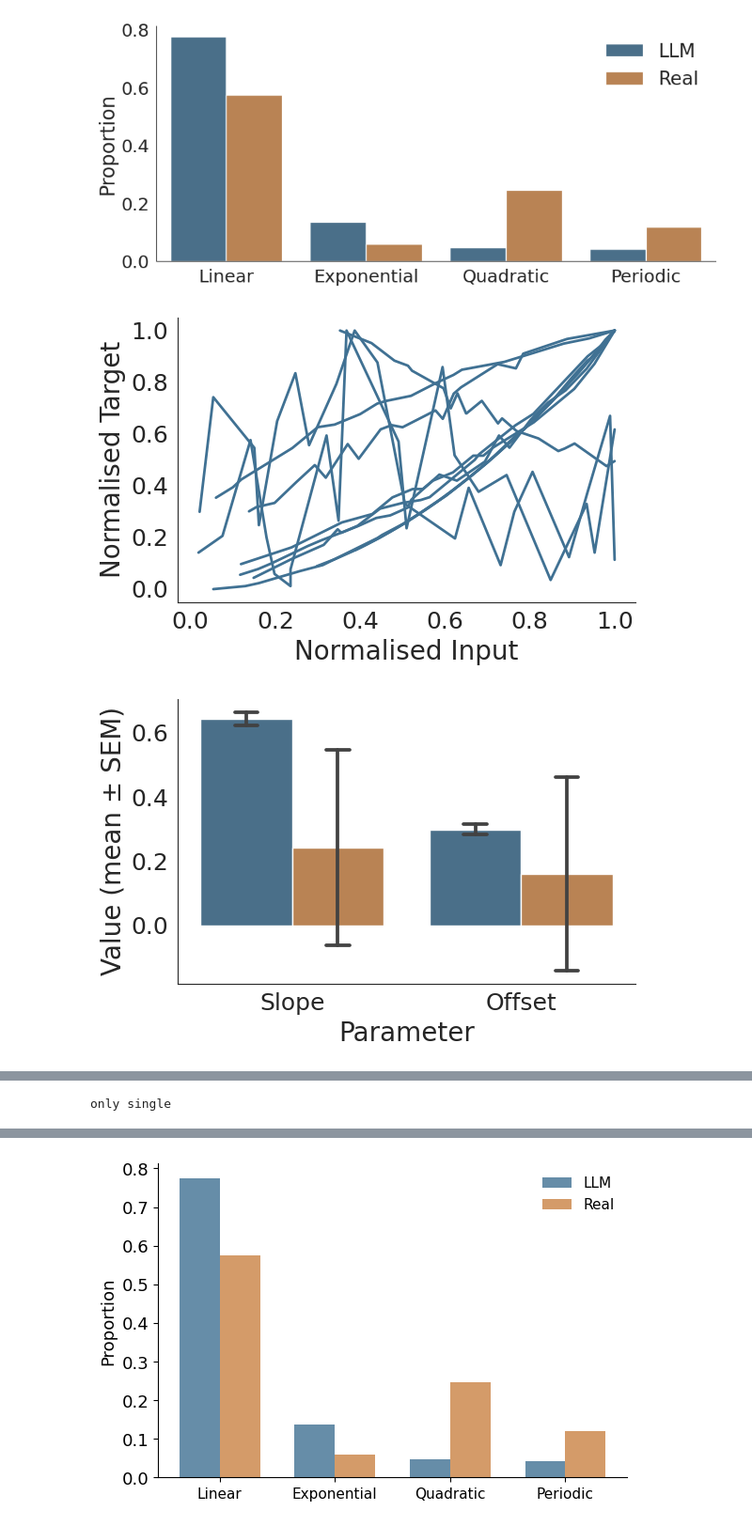
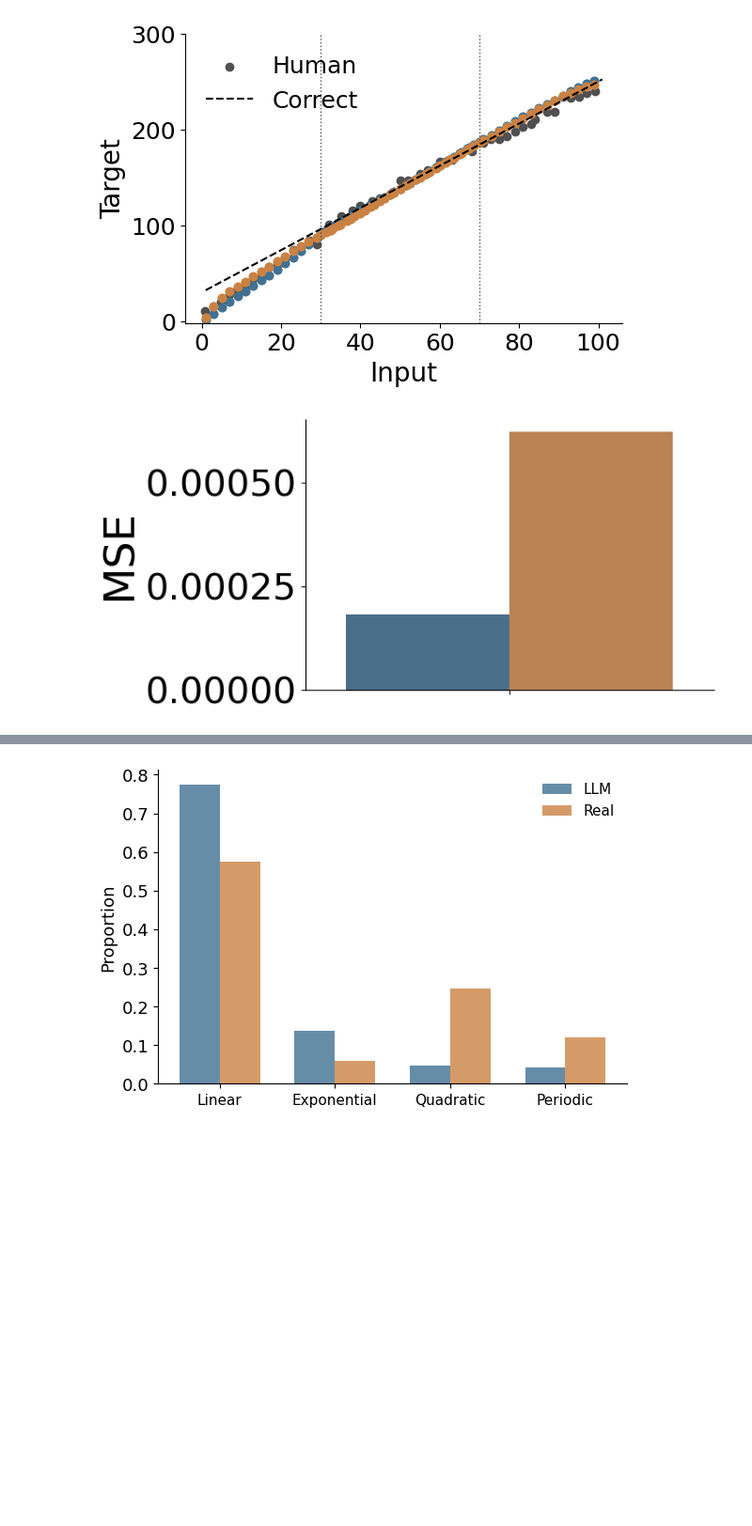
Before and after one commit to akjagadish/meta-learning-ecological-priors-from-llms, a Jupyter notebook: functionlearning/figures.ipynb, the cells around one changed output, grey strips where cells are left out. Shown at 94% size. Cells and saved outputs as stored; diff of their text form; code cells hidden in the pictures; blank space fills up the shorter version.

```diff
--- a/functionlearning/figures.ipynb
+++ b/functionlearning/figures.ipynb
@@ -40,29 +176,28 @@ from plots import plot_functionlearning_data_statistics, proportion_function_typ
 # %%
 # proportion_function_types(0)
 # proportion_function_types(1)
-# # proportion_function_types(2)
-proportion_function_types_two_modes([0,2])
+# # # proportion_function_types(2)
+# proportion_function_types_two_modes([0,2])
 
-# # model errors for different function types
-model_errors_function_types(model='both')
-# # model_errors_function_types(model='mi')
-model_errors_function_types(model='ermi')
+# # # model errors for different function types
+# model_errors_function_types(model='both')
+# # # model_errors_function_types(model='mi')
+# model_errors_function_types(model='ermi')
 
 # model extrapolation
 # model_extrapolation_delosh1997(model='ermi')
 # model_extrapolation_delosh1997(model='mi')
 model_extrapolation_delosh1997(model='both')
 # model_extrapolation_delosh1997(model='ermi', offset=True)
 
-# mode comparison
-model_comparison_little2024(experiment_id=1)
-model_comparison_little2024(experiment_id=3)
-interpolation_and_extrapolation_little2024()
+# # mode comparison
+# model_comparison_little2024(experiment_id=1)
+# model_comparison_little2024(experiment_id=3)
+# interpolation_and_extrapolation_little2024()
 
 # ## results for 6 datapoints (SI)
 # model_comparison_little2024(experiment_id=2)
 # model_comparison_little2024(experiment_id=4)
 # %% [output]
-[figure, old version]
+[figure, new version]
-[figure, old version]
+[figure, new version]
-[figure, removed]
@@ -70 +203,0 @@ interpolation_and_extrapolation_little2024()
-only single
```
Also changed, not shown: parts of 2 cells of this notebook, 1 other file.
